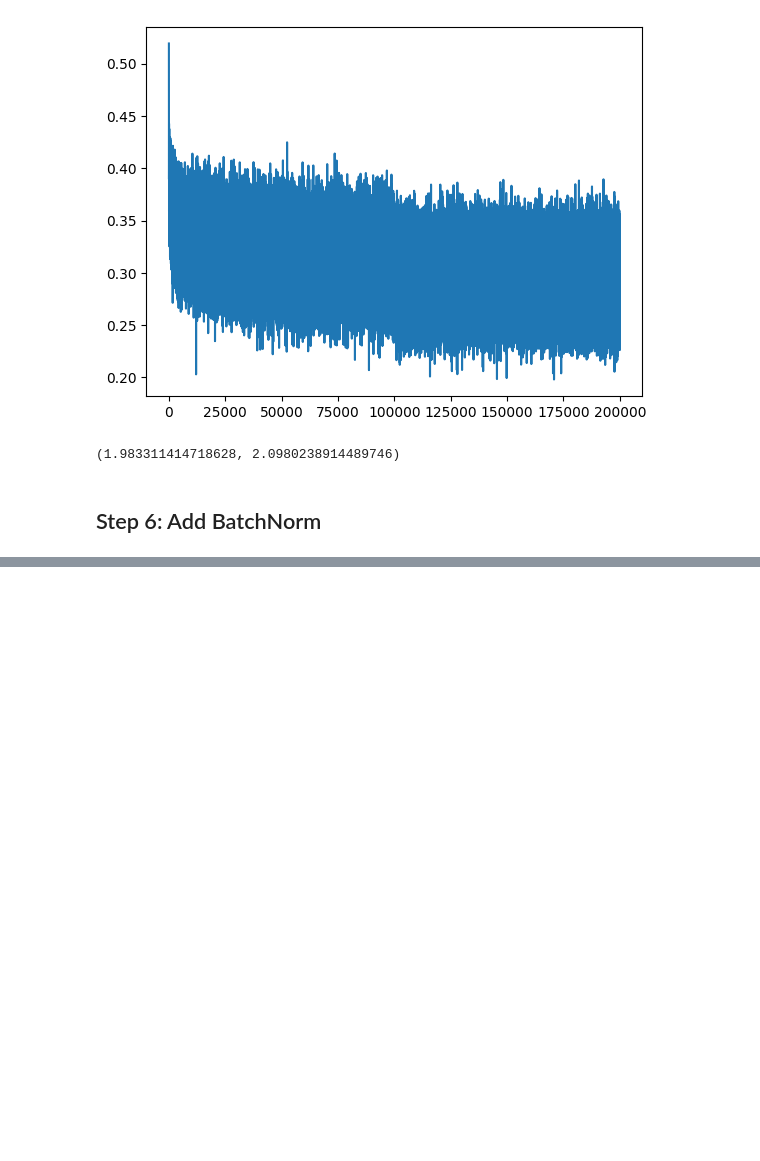
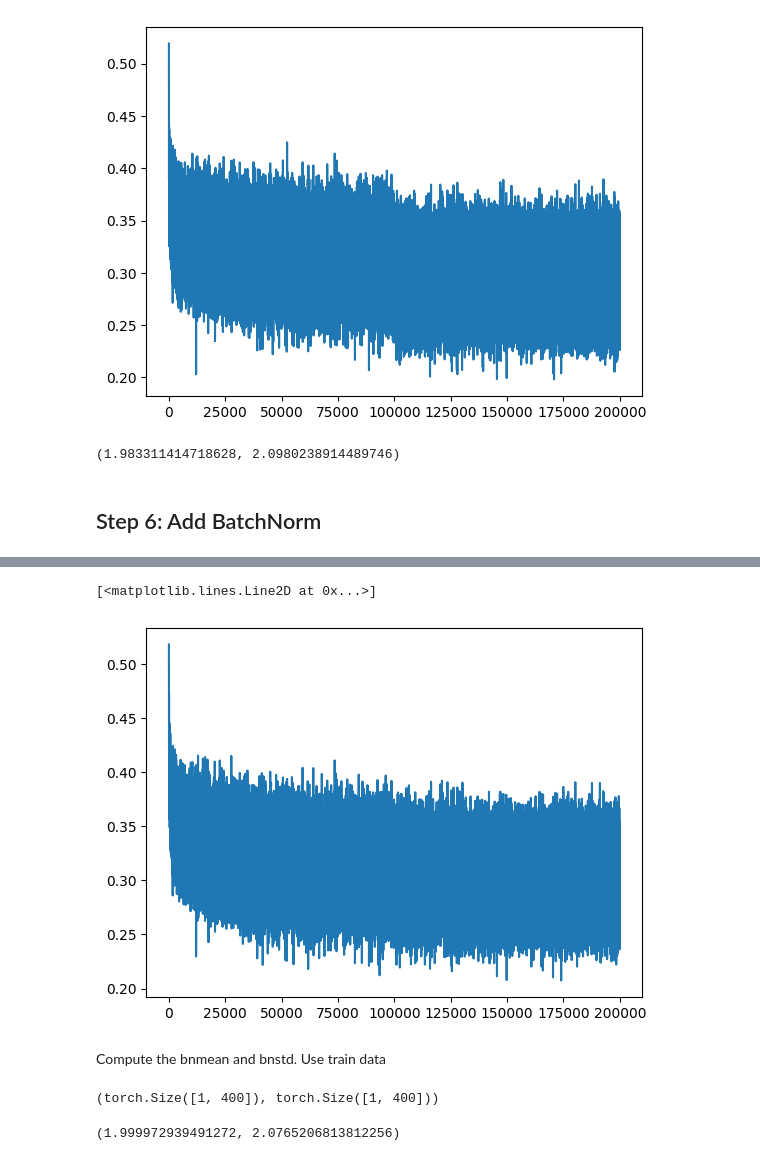
Before and after one commit to sohammistri/makemore, a Jupyter notebook: makemore-part-3-no-torch.ipynb, the cells around one changed output, grey strips where cells are left out. Saved outputs shown, nothing was run; the diff lists cells and outputs as text; code cells hidden in the pictures; blank space fills up the shorter version.

```diff
--- a/makemore-part-3-no-torch.ipynb
+++ b/makemore-part-3-no-torch.ipynb
@@ -632,0 +714,43 @@ train_loss, dev_loss
+# %%
+def train(X, y, params, num_steps, batch_size, lr_scheduler, direct=False):
+    g = torch.Generator().manual_seed(2147483647)
+
+    stepi, lossi = [], []
+
+    for step in range(num_steps):
+        # Make params grad None
+        for p in params:
+            p.grad = None
+
+        # Create the batch
+        batch = torch.randint(0, len(X), size=(batch_size,), generator=g).long()
+        batch_x, batch_y = X[batch], y[batch]
+
+        # Do a forward pass
+        batch_logits = forward(batch_x, params, direct)
+
+        # Compute loss
+        loss = F.cross_entropy(batch_logits, batch_y)
+
+        # backward
+        loss.backward()
+
+        # Update params:
+        lr = lr_scheduler(step)
+        with torch.no_grad():
+            for p in params:
+                p.data -= lr * p.grad
+
+        stepi.append(step)
+        lossi.append(loss.log10().item())
+
+        if step % 10000 == 0:
+            print(f"Step {step} --> {loss.item()}")
+
+
+    return stepi, lossi
+# %%
+stepi, lossi = train(X_train, y_train, params_bn1, num_steps=200000,\
+                      batch_size=128,\
+                          lr_scheduler=lambda i: (10**(-0.95)) if i < 100000 else (10**(-1.95)),\
+                            direct=False)
@@ -632,0 +778,20 @@ train_loss, dev_loss
+# %%
+plt.plot(stepi, lossi)
+# %% [output]
+[<matplotlib.lines.Line2D at 0x...>]
+[figure, added]
+# %% [markdown]
+Compute the bnmean and bnstd. Use train data
+# %%
+with torch.no_grad():
+    C, W1, b1, W2, b2 = params_bn1
+
+    inp = C[X_train].view(X_train.shape[0], -1)
+    hidden = inp @ W1 + b1
+
+    bnmean = hidden.mean(dim=0, keepdim=True)
+    bnstd = hidden.std(dim=0, keepdim=True)
+
+bnmean.shape, bnstd.shape
+# %% [output]
+(torch.Size([1, 400]), torch.Size([1, 400]))
@@ -632,0 +817,6 @@ train_loss, dev_loss
+# %%
+train_loss = compute_loss(X_train, y_train, params_bn1, bnmean, bnstd, direct=False)
+dev_loss = compute_loss(X_dev, y_dev, params_bn1, bnmean, bnstd, direct=False)
+train_loss, dev_loss
+# %% [output]
+(1.999972939491272, 2.0765206813812256)
```
Also changed, not shown: parts of 49 cells of this notebook.
